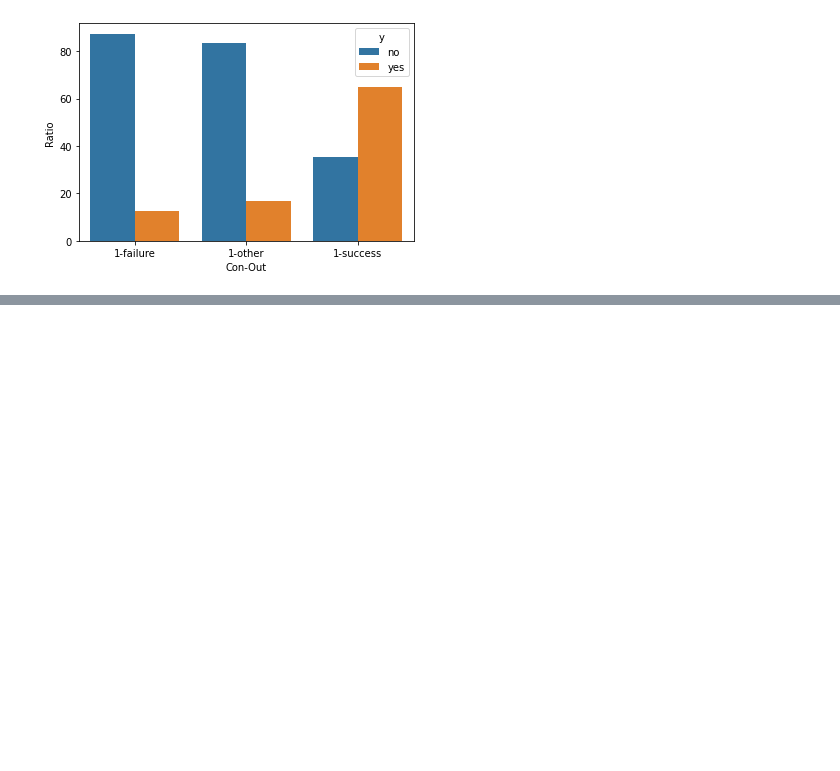
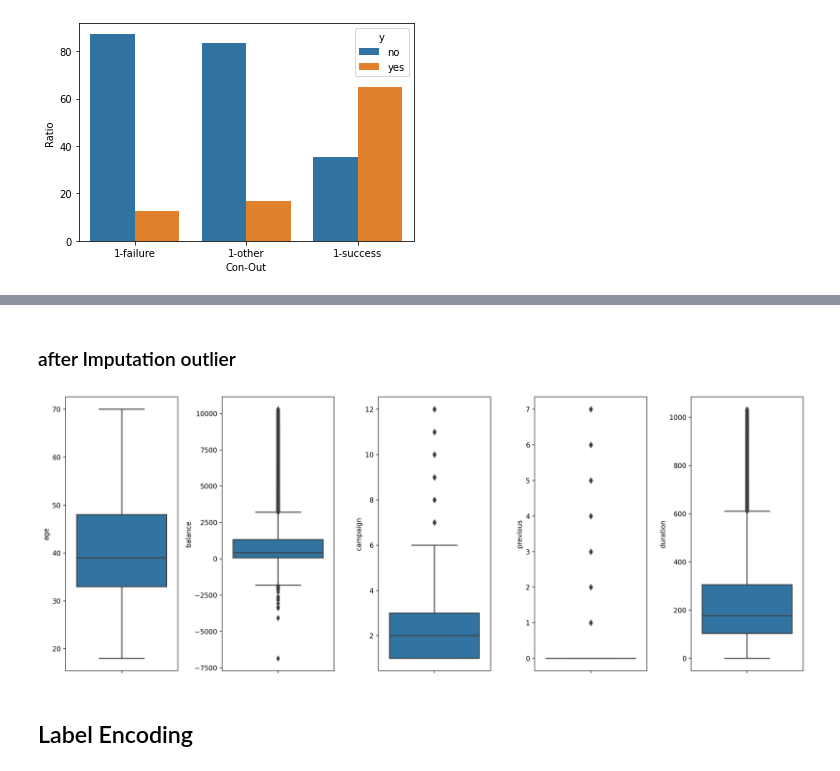
Before and after one commit to yahdiarif/Final-Project-kel-12, a Jupyter notebook: Bank_Marketing_Target_Final_Project_(group_12).ipynb, the cells around one changed output, grey strips where cells are left out. Cells and saved outputs as stored; diff of their text form; code cells hidden in the pictures; blank space fills up the shorter version.

```diff
--- a/Bank_Marketing_Target_Final_Project_(group_12).ipynb
+++ b/Bank_Marketing_Target_Final_Project_(group_12).ipynb
@@ -355,0 +419,10 @@ df_union_dp
+# %%
+##z_scores previous
+z_scores=np.abs(stats.zscore(df2['previous']))
+filtered_entries=(z_scores<3)
+df2=df2[filtered_entries]
+# %%
+##z_scores duration
+z_scores=np.abs(stats.zscore(df2['duration']))
+filtered_entries=(z_scores<3)
+df2=df2[filtered_entries]
@@ -355,0 +442,13 @@ df_union_dp
+# %% [markdown]
+### after Imputation outlier
+# %%
+plt.figure(figsize=(16,6),dpi=200)
+for i in range(0, len(num2)):
+    plt.subplot(1, len(num2), i+1)
+    sns.boxplot(y=df2[num2[i]])
+    plt.tight_layout()
+plt.savefig('boxplot_numerical.jpg')
+# %% [output]
+[figure, added]
+# %% [markdown]
+## Label Encoding
```
Also changed, not shown: parts of 23 cells of this notebook.
